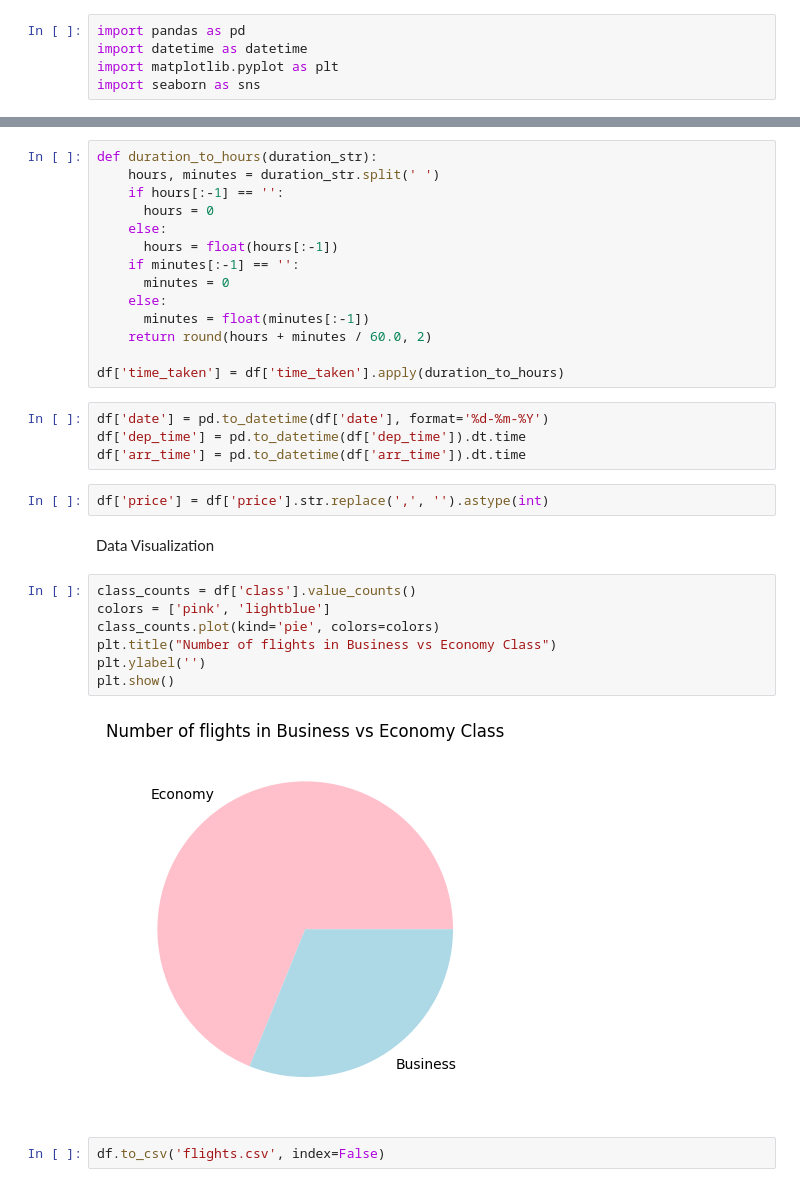
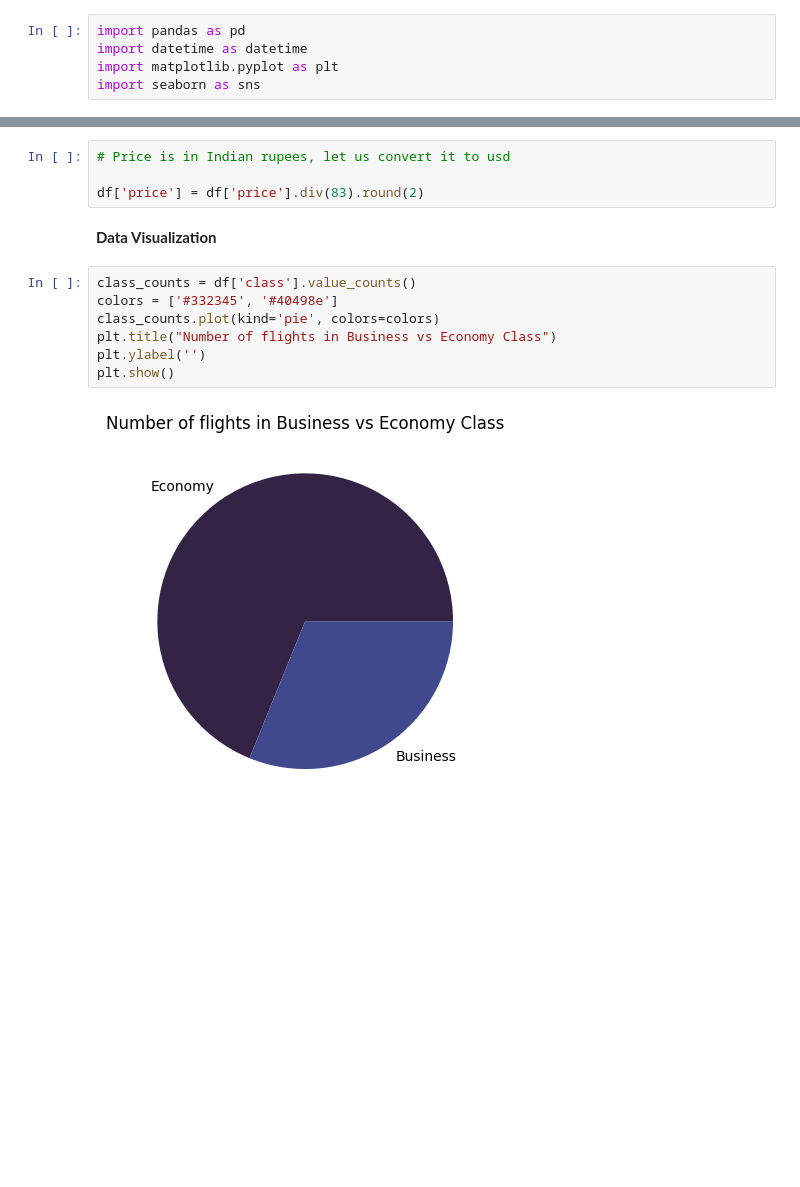
Before and after one commit to mel-m7/flight-eda-and-prediction, a Jupyter notebook: data_cleaning_visualization.ipynb, the cells around one changed output, grey strips where cells are left out. Cells and saved outputs as stored; diff of their text form; blank space fills up the shorter version.

Commit message:
Adding more plots

```diff
--- a/data_cleaning_visualization.ipynb
+++ b/data_cleaning_visualization.ipynb
@@ -95,34 +39,16 @@ df
-# %%
-def duration_to_hours(duration_str):
-    hours, minutes = duration_str.split(' ')
-    if hours[:-1] == '':
-      hours = 0
-    else:
-      hours = float(hours[:-1])
-    if minutes[:-1] == '':
-      minutes = 0
-    else:
-      minutes = float(minutes[:-1])
-    return round(hours + minutes / 60.0, 2)
-
-df['time_taken'] = df['time_taken'].apply(duration_to_hours)
-# %%
-df['date'] = pd.to_datetime(df['date'], format='%d-%m-%Y')
-df['dep_time'] = pd.to_datetime(df['dep_time']).dt.time
-df['arr_time'] = pd.to_datetime(df['arr_time']).dt.time
-# %%
-df['price'] = df['price'].str.replace(',', '').astype(int)
-# %% [markdown]
-Data Visualization
+# %%
+# Price is in Indian rupees, let us convert it to usd
+
+df['price'] = df['price'].div(83).round(2)
+# %% [markdown]
+__Data Visualization__
 # %%
 class_counts = df['class'].value_counts()
-colors = ['pink', 'lightblue']
+colors = ['#332345', '#40498e']
 class_counts.plot(kind='pie', colors=colors)
 plt.title("Number of flights in Business vs Economy Class")
 plt.ylabel('')
 plt.show()
 # %% [output]
-[figure, old version]
+[figure, new version]
-# %%
-df.to_csv('flights.csv', index=False)
 # %%
```
Also changed, not shown: parts of 13 cells of this notebook, 7 other files.
